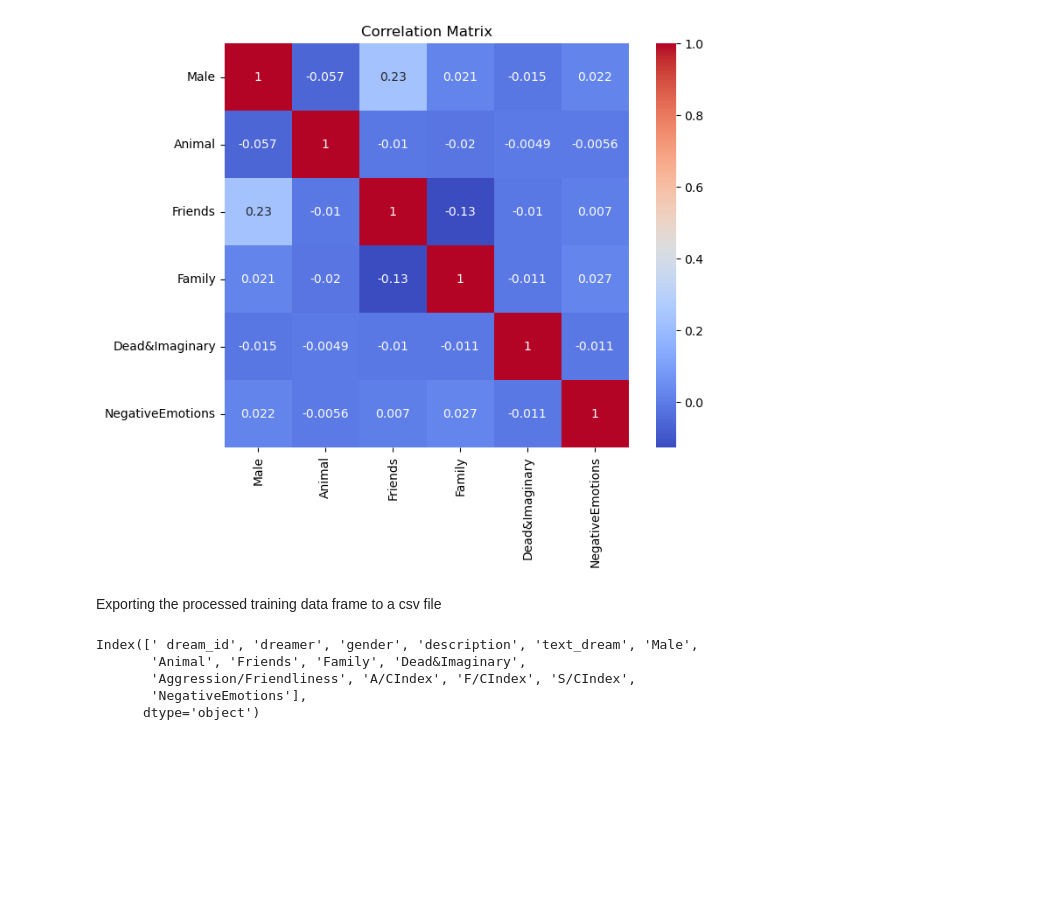
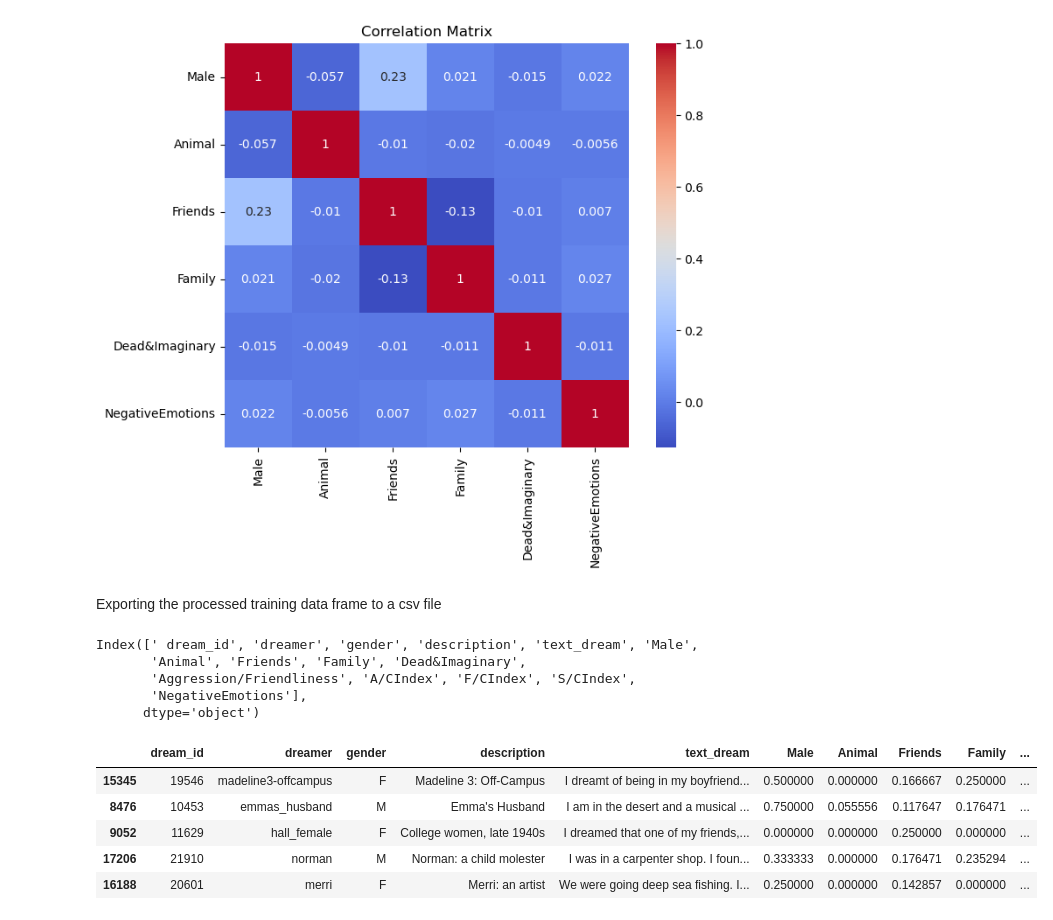
Before and after one commit to erika-ld/CPSC483-Machine-Learning-Project, a Jupyter notebook: data_preprocessing.ipynb, the cells around one changed output. Drawn from its saved outputs; the diff is of its cells as text; code cells hidden in the pictures; blank space fills up the shorter version.

Commit message:
Reflect changes from training set to test set

```diff
--- a/data_preprocessing.ipynb
+++ b/data_preprocessing.ipynb
@@ -341,12 +341,18 @@ Exporting the processed training data frame to a csv file
 # %%
 training_df = X_train.copy()
 training_df['NegativeEmotions'] = y_train
 print(training_df.columns)
-training_df.head()
+display(training_df.head())
 training_df.to_csv("training_data.csv")
 # %% [output]
 Index([' dream_id', 'dreamer', 'gender', 'description', 'text_dream', 'Male',
        'Animal', 'Friends', 'Family', 'Dead&Imaginary',
        'Aggression/Friendliness', 'A/CIndex', 'F/CIndex', 'S/CIndex',
        'NegativeEmotions'],
       dtype='object')
+|  | dream_id | dreamer | gender | description | text_dream | Male | Animal | Friends | Family | ... |
+| 15345 | 19546 | madeline3-offcampus | F | Madeline 3: Off-Campus | I dreamt of being in my boyfriend... | 0.500000 | 0.000000 | 0.166667 | 0.250000 | ... |
+| 8476 | 10453 | emmas_husband | M | Emma's Husband | I am in the desert and a musical ... | 0.750000 | 0.055556 | 0.117647 | 0.176471 | ... |
+| 9052 | 11629 | hall_female | F | College women, late 1940s | I dreamed that one of my friends,... | 0.000000 | 0.000000 | 0.250000 | 0.000000 | ... |
+| 17206 | 21910 | norman | M | Norman: a child molester | I was in a carpenter shop. I foun... | 0.333333 | 0.000000 | 0.176471 | 0.235294 | ... |
+| 16188 | 20601 | merri | F | Merri: an artist | We were going deep sea fishing. I... | 0.250000 | 0.000000 | 0.142857 | 0.000000 | ... |
```
Also changed, not shown: parts of 3 cells of this notebook.
